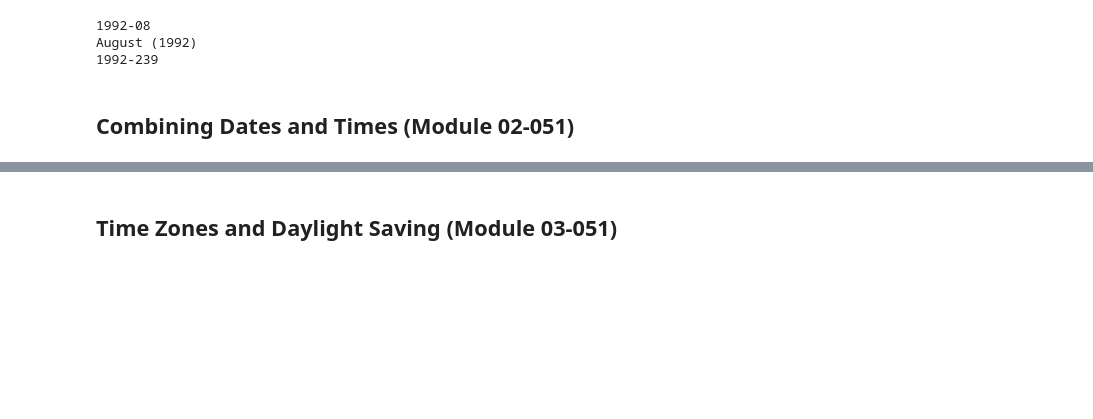
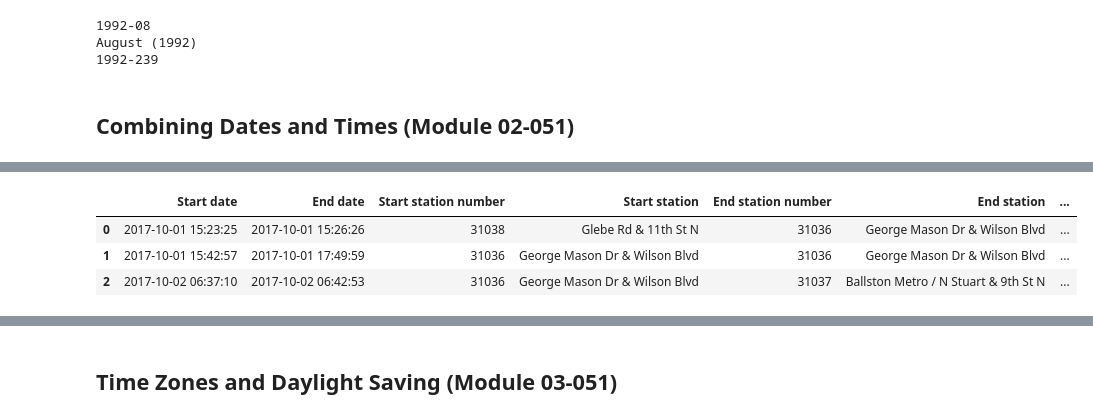
Before and after one commit to mcabas/Datacamp_Notebook, a Jupyter notebook: DataCamp.Course_051_Working with Dates and Times in Python.ipynb, the cells around one changed output, grey strips where cells are left out. Cells and saved outputs as stored; diff of their text form; code cells hidden in the pictures; blank space fills up the shorter version.

```diff
--- a/DataCamp.Course_051_Working with Dates and Times in Python.ipynb
+++ b/DataCamp.Course_051_Working with Dates and Times in Python.ipynb
@@ -492,0 +765,9 @@ display(onebike_datetimes.head(5))
+# %%
+#reset
+onebike_datetimes = read_csv_fun('datasets','capital-onebike', dir)
+display(onebike_datetimes.head(3))
+# %% [output]
+|  | Start date | End date | Start station number | Start station | End station number | End station | ... |
+| 0 | 2017-10-01 15:23:25 | 2017-10-01 15:26:26 | 31038 | Glebe Rd & 11th St N | 31036 | George Mason Dr & Wilson Blvd | ... |
+| 1 | 2017-10-01 15:42:57 | 2017-10-01 17:49:59 | 31036 | George Mason Dr & Wilson Blvd | 31036 | George Mason Dr & Wilson Blvd | ... |
+| 2 | 2017-10-02 06:37:10 | 2017-10-02 06:42:53 | 31036 | George Mason Dr & Wilson Blvd | 31037 | Ballston Metro / N Stuart & 9th St N | ... |
```
Also changed, not shown: parts of 22 cells of this notebook.
